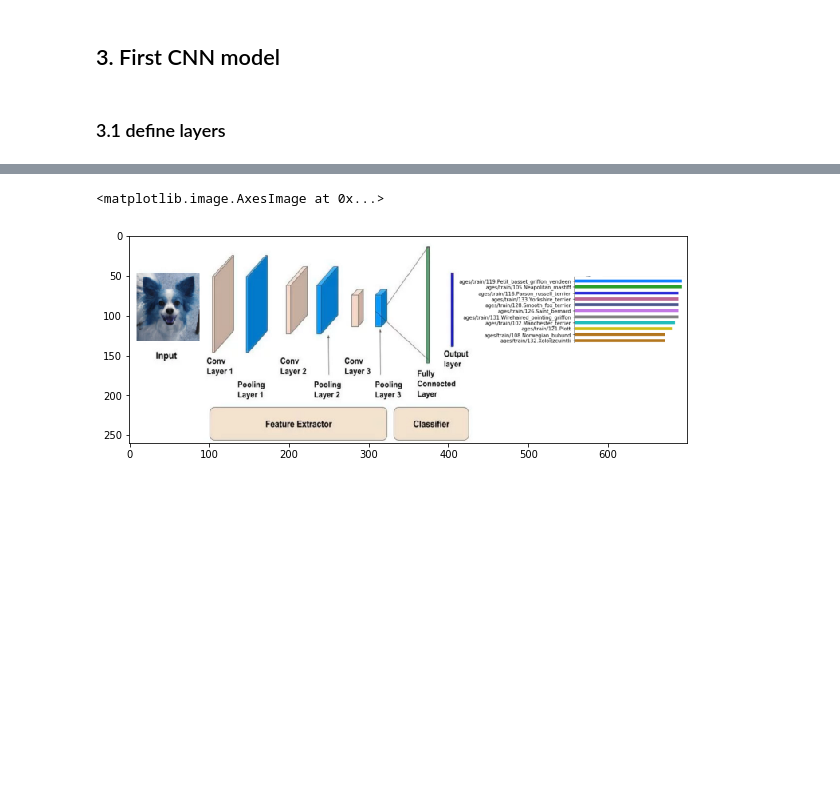
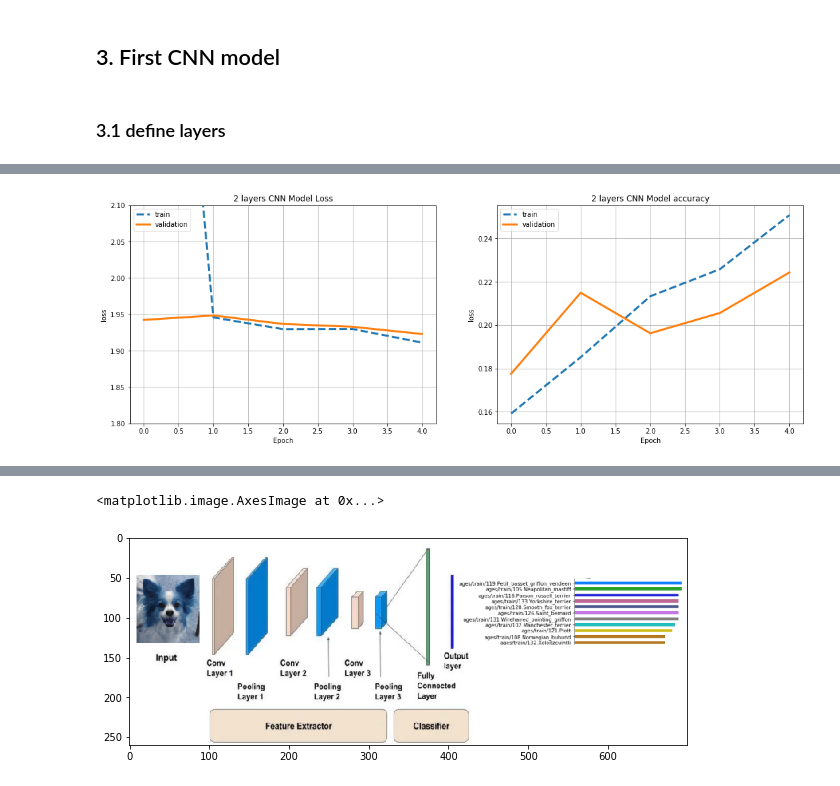
Before and after one commit to opsabarsec/Dog-pictures-classification-by-Deep-Learning, a Jupyter notebook: notebooks/Stanford_dogs_classifier_part1.ipynb, the cells around one changed output, grey strips where cells are left out. Cells and saved outputs as stored; diff of their text form; code cells hidden in the pictures; blank space fills up the shorter version.

```diff
--- a/notebooks/Stanford_dogs_classifier_part1.ipynb
+++ b/notebooks/Stanford_dogs_classifier_part1.ipynb
@@ -310,3 +331,11 @@ y_test shape =  (384,)
+# %%
+aug = ImageDataGenerator(rotation_range=30, #rotations (as seen above)
+                        width_shift_range=0.2,  # randomly shift images horizontally
+                        height_shift_range=0.2,# randomly shift images vertically
+                        horizontal_flip=True, # randomly flip images horizontally
+                        fill_mode='reflect') #  creates a ‘reflection’ and fills the empty values in reverse order of the known values
+# fit parameters from data
+aug.fit(x_train, augment=True)
 # %% [markdown]
 ## 3. First CNN model
 # %% [markdown]
@@ -313,0 +380,9 @@ y_test shape =  (384,)
+# %%
+model.compile(loss='categorical_crossentropy', optimizer='adam',metrics=['accuracy']) #compile model
+K.set_value(model.optimizer.learning_rate, 0.001)
+# %%
+%%time
+history_0 = model.fit(aug.flow(x_train, y_train),
+          validation_data=(x_val, y_val),
+          epochs=5)
+#hist = model.fit(datagen.flow(x_train, y_train), epochs=25)
@@ -313,0 +402,34 @@ y_test shape =  (384,)
+# %%
+plt.figure(figsize=(18, 6))
+
+plt.subplot(121)
+loss = history_0.history['loss']
+val_loss = history_0.history['val_loss']
+plt.plot(loss,"--", linewidth=3 , label="train")
+plt.plot(val_loss, linewidth=3 , label="valid")
+
+plt.legend(['train','validation'], loc='upper left')
+plt.grid()
+plt.ylabel('loss')
+plt.ylim((1.80, 2.1))
+plt.xlabel('Epoch')
+plt.title('2 layers CNN Model Loss')
+plt.legend(['train','validation'], loc='upper left')
+
+plt.subplot(122)
+acc = history_0.history['accuracy']
+val_acc = history_0.history['val_accuracy']
+
+plt.plot(acc,"--", linewidth=3 , label="train")
+plt.plot(val_acc, linewidth=3 , label="valid")
+
+plt.legend(['train','validation'], loc='upper left')
+plt.grid()
+
+plt.ylabel('loss')
+plt.xlabel('Epoch')
+plt.title('2 layers CNN Model accuracy')
+plt.legend(['train','validation'], loc='upper left')
+plt.show()
+# %% [output]
+[figure, added]
```
Also changed, not shown: parts of 39 cells of this notebook, 3 other files.
